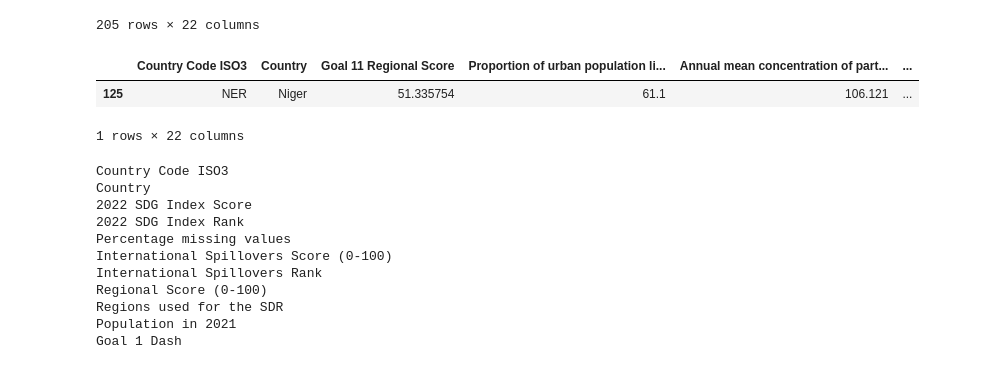
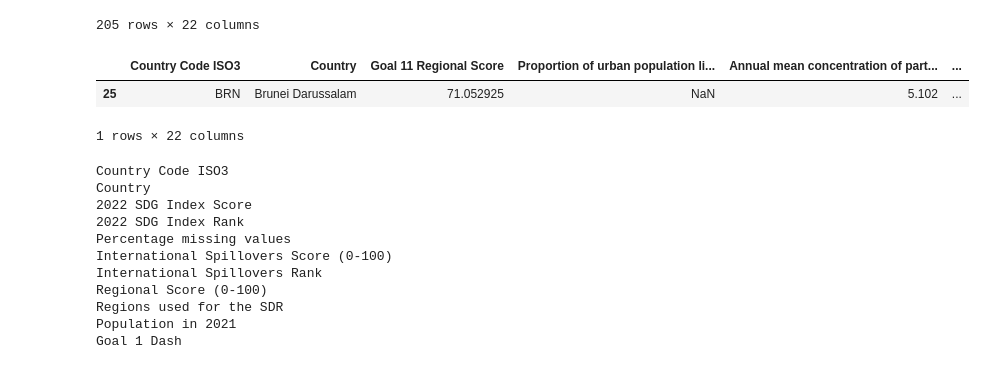
Before and after one commit to marialonsogar/fuzzy-compliance-SDG11, a Jupyter notebook: fuzzy-sdg11/sd-report.ipynb, the cells around one changed output. Saved outputs shown, nothing was run; the diff lists cells and outputs as text; code cells hidden in the pictures.

```diff
--- a/fuzzy-sdg11/sd-report.ipynb
+++ b/fuzzy-sdg11/sd-report.ipynb
@@ -58,10 +64,10 @@ sdr
 205 rows × 22 columns
 # %%
 # print country with max value on 'Annual mean concentration of particulate matter of less than 2.5 microns in diam'
-sdr[sdr['Annual mean concentration of particulate matter of less than 2.5 microns in diam'] == sdr['Annual mean concentration of particulate matter of less than 2.5 microns in diam'].max()]
+sdr[sdr['Annual mean concentration of particulate matter of less than 2.5 microns in diam'] == sdr['Annual mean concentration of particulate matter of less than 2.5 microns in diam'].min()]
 # %% [output]
 |  | Country Code ISO3 | Country | Goal 11 Regional Score | Proportion of urban population li... | Annual mean concentration of part... | ... |
-| 125 | NER | Niger | 51.335754 | 61.1 | 106.121 | ... |
+| 25 | BRN | Brunei Darussalam | 71.052925 | NaN | 5.102 | ... |
 1 rows × 22 columns
 # %%
 # # select countries with non null population with rent overburden
```
Also changed, not shown: parts of 1 cell of this notebook.
